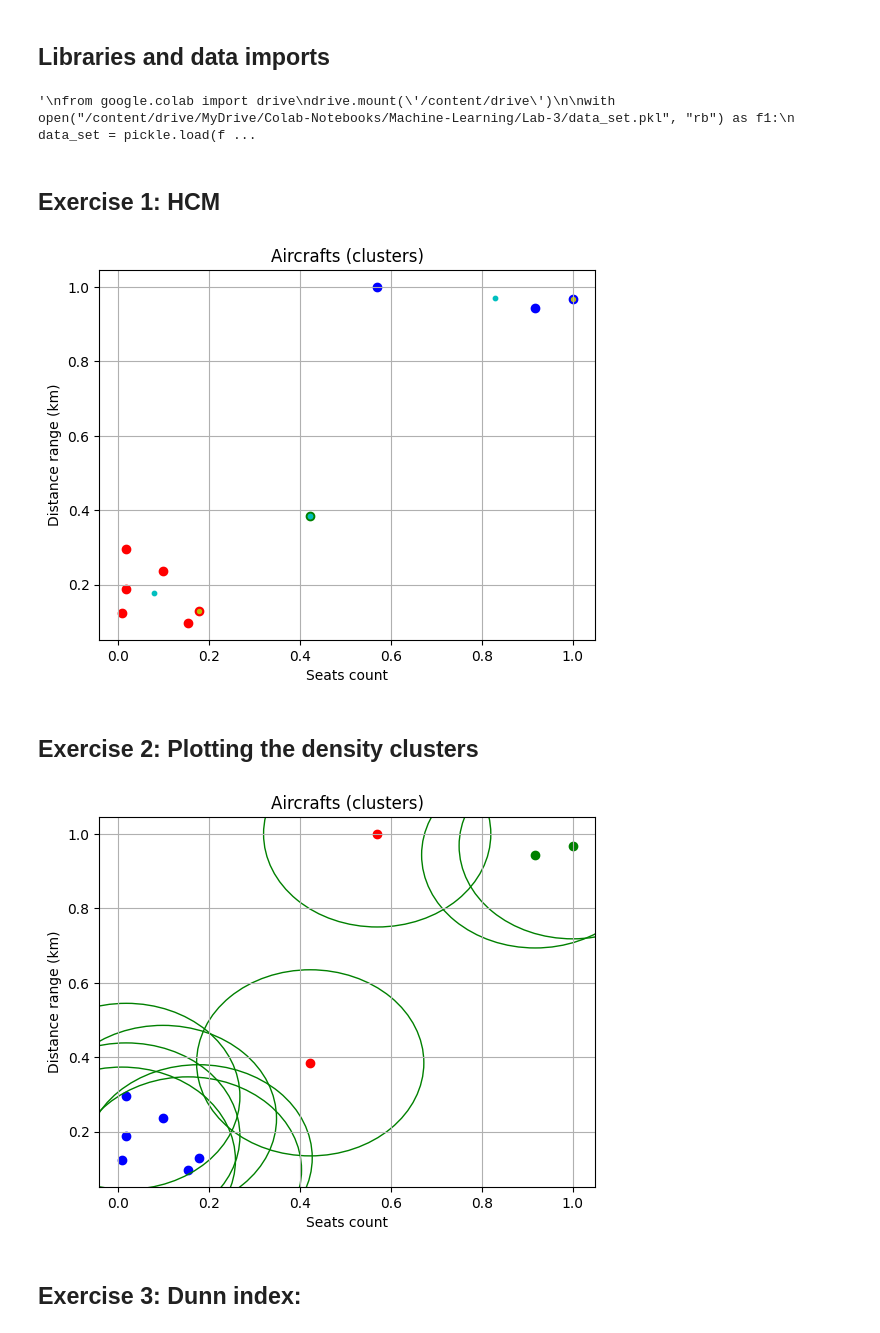
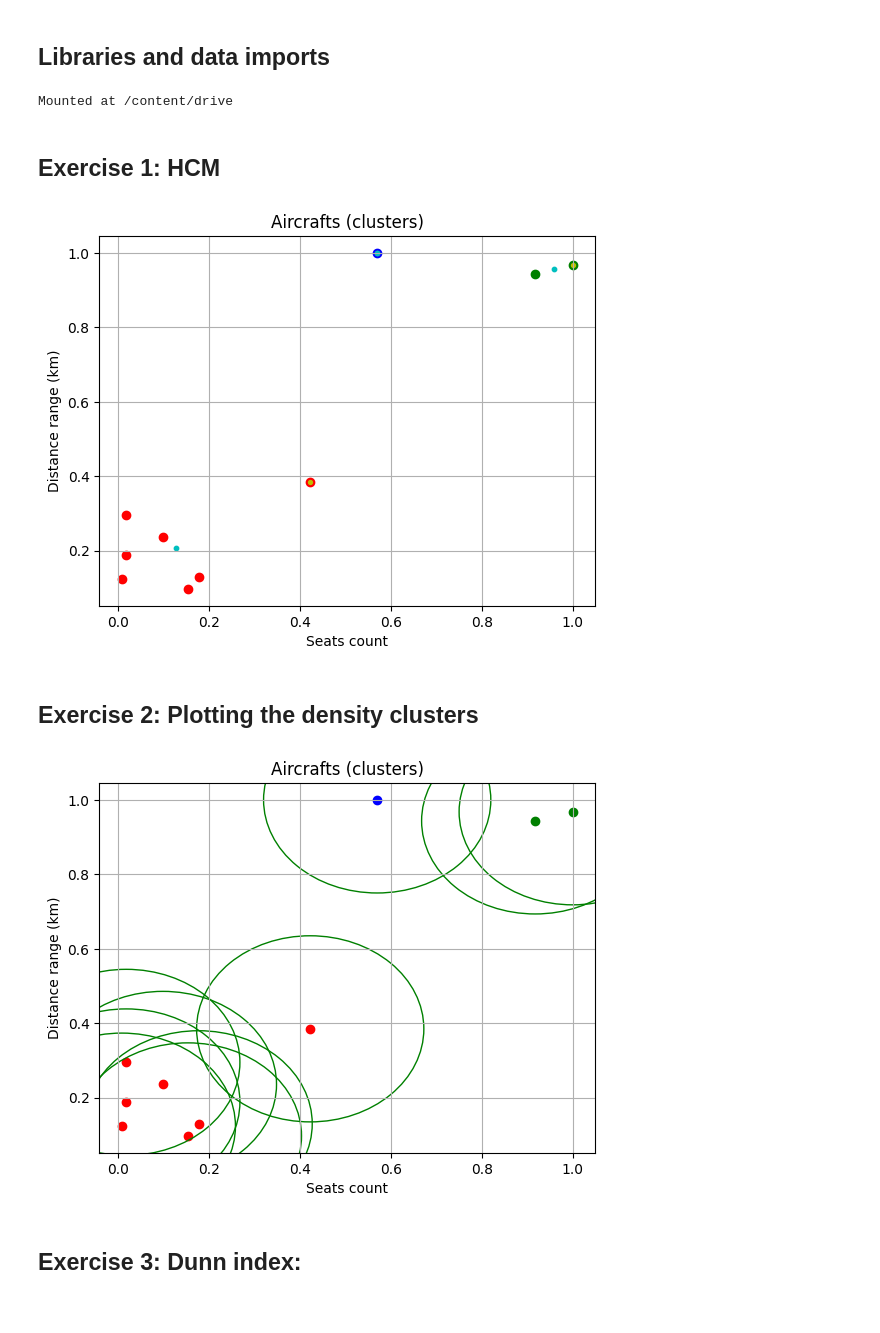
Before and after one commit to KwintaJ/MachineLearningClasses, a Jupyter notebook: Jan_Kwinta_exercises_3.ipynb, the cells around one changed output. Drawn from its saved outputs; the diff is of its cells as text; code cells hidden in the pictures.

```diff
--- a/Jan_Kwinta_exercises_3.ipynb
+++ b/Jan_Kwinta_exercises_3.ipynb
@@ -39,15 +36,11 @@ import pickle
 from google.colab import drive
 drive.mount('/content/drive')
 
-with open("/content/drive/MyDrive/Colab-Notebooks/Machine-Learning/Lab-3/data_set.pkl", "rb") as f1:
+with open("#######################################################/Lab-3/data_set.pkl", "rb") as f1:
     data_set = pickle.load(f1)
-%store data_set
-
-new_assignation_density = [1.,  1.,  1.,  1.,  1.,  1.,  2.,  2., -1., -1.]
-%store new_assignation_density
 '''
 # %% [output]
-'\nfrom google.colab import drive\ndrive.mount(\'/content/drive\')\n\nwith open("/content/drive/MyDrive/Colab-Notebooks/Machine-Learning/Lab-3/data_set.pkl", "rb") as f1:\n    data_set = pickle.load(f ...
+Mounted at /content/drive
 # %% [markdown]
 ## Exercise 1: HCM
 # %%
@@ -131,5 +120,6 @@ def calculate_u_three(x):
 new_assignation_hcm3, new_centers_hcm3 = cluster_hcm(assignation, centers)
 # %%
+# plot both clusters & centroid initial and ending positions
 red = data_set[np.where(np.array(new_assignation_hcm3)[:,0]==1)]
 blue = data_set[np.where(np.array(new_assignation_hcm3)[:,1]==1)]
 green = data_set[np.where(np.array(new_assignation_hcm3)[:,2]==1)]
@@ -146,6 +136,6 @@ ax.set(xlabel='Seats count', ylabel='Distance range (km)',
 ax.grid()
 plt.show()
 # %% [output]
-[figure, old version]
+[figure, new version]
 # %% [markdown]
 ## Exercise 2: Plotting the density clusters
@@ -155,23 +142,23 @@ plt.show()
 # %%
 def get_group_objects(color_id):
-    return data_set[np.where(np.array(new_assignation_density) == color_id)]
+    return data_set[np.where(np.array(np.argmax(new_assignation_hcm3, axis=1)) == color_id)]
 # %%
 colors = ['red','blue','green','orange','black','yellow']
 
 fig, ax = plt.subplots()
 
-assigned_groups = new_assignation_density
+assigned_groups = np.argmax(new_assignation_hcm3, axis=1)
 for group in np.unique(assigned_groups):
     small_set = get_group_objects(group)
     ax.scatter(small_set[:,0],small_set[:,1],c=colors.pop(0))
     for circle in small_set:
         circle1 = plt.Circle((circle[0],circle[1]), 0.25, color='green', fill=False)
         ax.add_artist(circle1)
 
 ax.set(xlabel='Seats count', ylabel='Distance range (km)',title='Aircrafts (clusters)')
 ax.grid()
 plt.show()
 # %% [output]
-[figure, old version]
+[figure, new version]
 # %% [markdown]
 ## Exercise 3: Dunn index:
```
Also changed, not shown: parts of 10 cells of this notebook.
